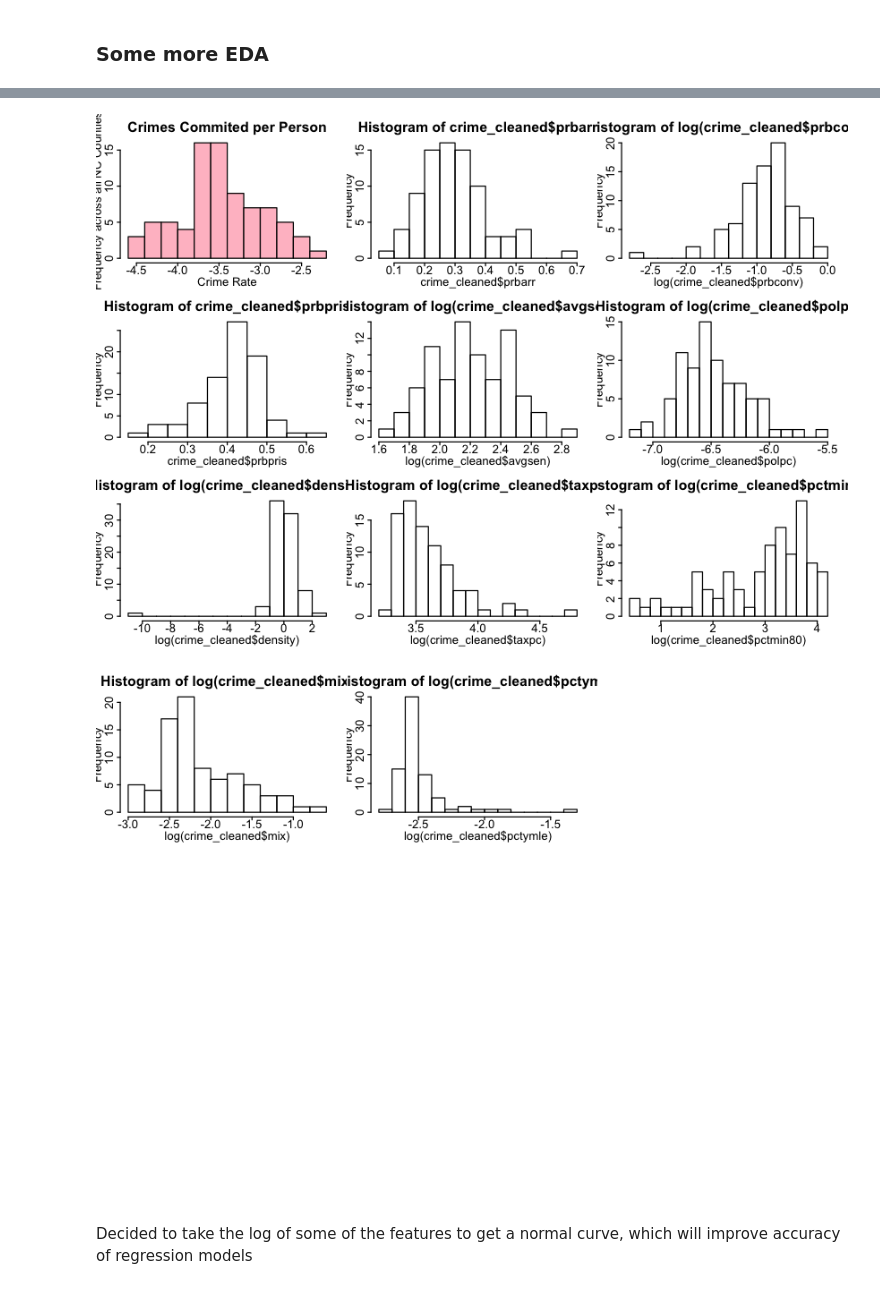
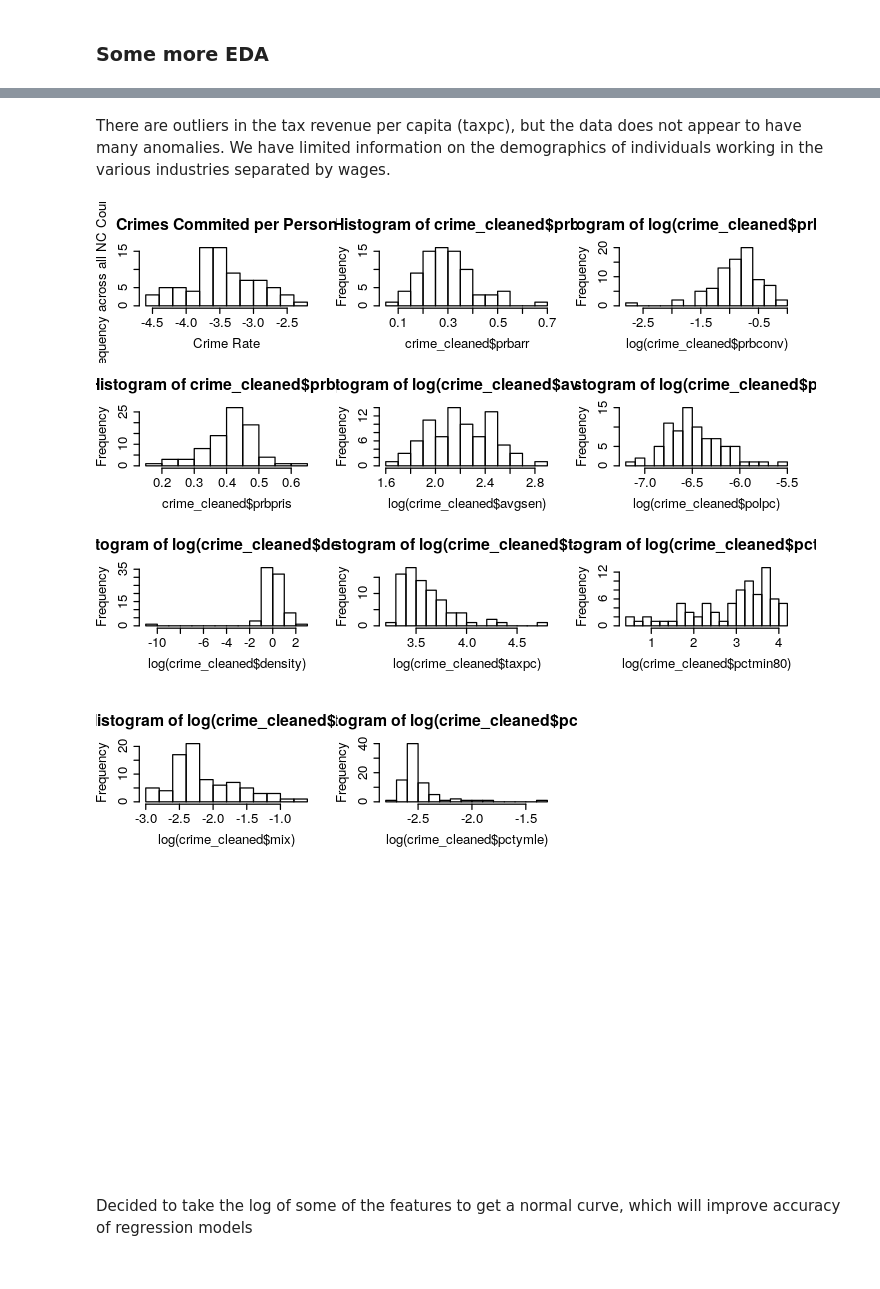
Before and after one commit to lucaschadwicklam97/lab_3_collab, a Jupyter notebook: Annabelle_Joy_Lucas_lab3_v3.ipynb, the cells around one changed output, grey strips where cells are left out. Drawn from its saved outputs; the diff is of its cells as text; code cells hidden in the pictures.

```diff
--- a/Annabelle_Joy_Lucas_lab3_v3.ipynb
+++ b/Annabelle_Joy_Lucas_lab3_v3.ipynb
@@ -255,20 +234,22 @@ options(repr.plot.height = 5, repr.plot.width = 7, repr.plot.pointsize = 5)
+# %% [markdown]
+There are outliers in the tax revenue per capita (taxpc), but the data does not appear to have many anomalies. We have limited information on the demographics of individuals working in the various industries separated by wages.
 # %%
 par(mfrow=c(3,3))
 
-hist(log(crime_cleaned$crmrte), xlab='Crime Rate', ylab='Frequency across all NC Counties', col='pink', main='Crimes Commited per Person')
+hist(log(crime_cleaned$crmrte), xlab='Crime Rate', ylab='Frequency across all NC Counties', main='Crimes Commited per Person')
 hist(crime_cleaned$prbarr, breaks = 15)
 hist(log(crime_cleaned$prbconv), breaks = 15)
 hist(crime_cleaned$prbpris, breaks = 15)
 hist(log(crime_cleaned$avgsen), breaks = 15)
 hist(log(crime_cleaned$polpc), breaks = 15)
 hist(log(crime_cleaned$density), breaks = 15)
 hist(log(crime_cleaned$taxpc), breaks = 15)
 hist(log(crime_cleaned$pctmin80), breaks = 15)
 hist(log(crime_cleaned$mix), breaks = 15)
 hist(log(crime_cleaned$pctymle), breaks = 15)
 # %% [output]
-[figure, old version]
+[figure, new version]
-[figure, old version]
+[figure, new version]
 # %% [markdown]
 Decided to take the log of some of the features to get a normal curve, which will improve accuracy of regression models
 # %% [markdown]
```
Also changed, not shown: parts of 18 cells of this notebook.
